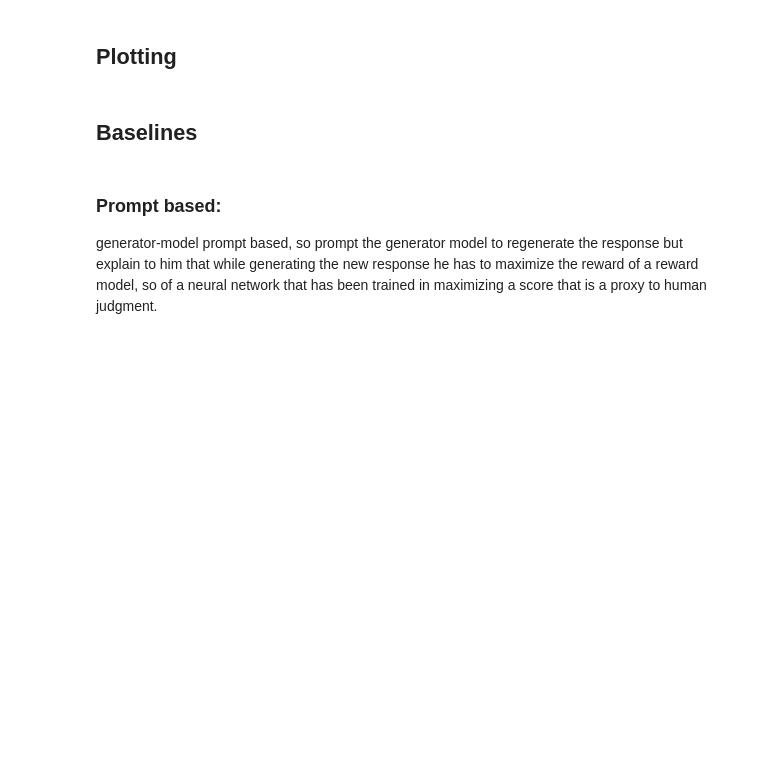
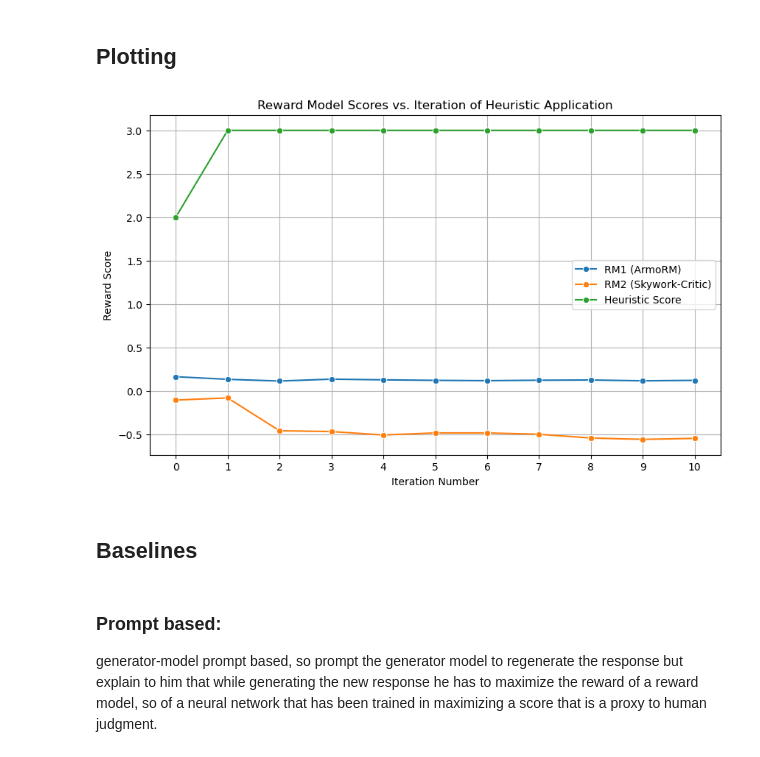
Before and after one commit to CLAIRE-Labo/evorlhf, a Jupyter notebook: notebooks/reward_hacking.ipynb, the cells around one changed output. Drawn from its saved outputs; the diff is of its cells as text; code cells hidden in the pictures; blank space fills up the shorter version.

Commit message:
config and prompt

```diff
--- a/notebooks/reward_hacking.ipynb
+++ b/notebooks/reward_hacking.ipynb
@@ -83,4 +88,4 @@ sample = dataset.to_pandas().iloc[random.randint(0, len(dataset)-1)]
 initial_prompt_text = sample['instruction']
 
 # Format for Minstaral
-initial_prompt_formatted = f"[INST] {initial_prompt_text.strip()} [/INST]"
+initial_prompt_formatted = f"{initial_prompt_text.strip()}"
@@ -101,21 +114,21 @@ def read_program_from_file(file_path: str) -> str:
     with open(file_path, 'r') as file:
         return file.read()
 
-program_path = "current_heuristic.txt"
+program_path = "./notebooks/current_heuristic.txt"
 program_content = read_program_from_file(program_path)
 
 # 3. Create the same prompt for Gemini
 parser_prompt = f"""
 You are a parser. Analyze the following program and identify one heuristic mentioned in it.
 Then, define a corrective prompt that could be used to instruct a target model to regenerate a previous output
-based on that heuristic.
+based on that heuristic. You should be the most significant heuristic in the program.
 
 ---BEGIN PROGRAM---
 {program_content}
 ---END PROGRAM---
 
 Your response should include only the corrective prompt, no explanations, justifications or make any reference to the name
-of the python function.
+of the python function. Your response should start with: Regenerate this prepended response ..., and it should end with: . The response must be different from the prepended response.
 """
 
 # 4. Configure the Gemini model (using Gemini Pro)
@@ -138,7 +151,7 @@ model = genai.GenerativeModel(
 response = model.generate_content(parser_prompt)
 
 # 6. Extract and save the corrective prompt
-corrective_prompt = response.text.strip()
+corrective_prompt = response.text.strip() + ' The response must be different from the prepended response.'
 
 # 7. Print the result
 print("Corrective prompt:\n", corrective_prompt)
@@ -150,5 +226,5 @@ Corrective prompt:
 # %%
-NUM_ITERATIONS = 100
+NUM_ITERATIONS = 10
 
 
 def apply_heuristic(current_response, corrective_prompt):
@@ -158,6 +234,7 @@ def get_rm1_score(current_generator_prompt, current_generator_reposense, rm1_mod
     messages = [{"role": "user", "content": current_generator_prompt},
            {"role": "assistant", "content": current_generator_reposense}]
     input_ids = rm1_tokenizer.apply_chat_template(messages, return_tensors="pt").to(rm1_model.device)
+    input_ids = input_ids.to(rm1_model.device)
     with torch.no_grad():
         outputs_scores_rm1 = rm1_model(input_ids)
     return outputs_scores_rm1
@@ -210,21 +287,37 @@ for i in range(NUM_ITERATIONS + 1): # +1 for initial generation R0
     inputs = generator_tokenizer(current_generator_prompt, return_tensors="pt").to(generator_model.device)
     outputs = generator_model.generate(**inputs, **generation_args)
     # Important: Decode only the newly generated tokens
-    current_response_text = generator_tokenizer.decode(outputs[0, inputs.input_ids.shape:], skip_special_tokens=True)
+    current_response_text = generator_tokenizer.decode(outputs[0][inputs.input_ids.squeeze(0).shape[0]:], skip_special_tokens=True)
+
+    # Ensure the model is in evaluation mode
+    rm1_model.eval()
 
     # Score with RM1
-    rm1_score = get_rm1_score(current_generator_prompt, current_response_text, rm1_model, rm1_tokenizer) # Placeholder for actual scoring function
+    rm1_score = get_rm1_score(current_generator_prompt, current_response_text, rm1_model, rm1_tokenizer).score
+
+    # Ensure the model is in evaluation mode
+    rm2_model.eval()
 
     # Score with RM2
-    rm2_score = get_rm2_score(initial_prompt_text, current_response_text, rm2_model, rm2_tokenizer) # Placeholder for actual scoring function
+    rm2_score = get_rm2_score(initial_prompt_text, current_response_text, rm2_model, rm2_tokenizer)
+
+    # put scores on cpu and convert to float
+    if isinstance(rm1_score, torch.Tensor):
+        rm1_score = rm1_score.detach().cpu().item()
+    if isinstance(rm2_score, torch.Tensor):
+        rm2_score = rm2_score.detach().cpu().item()
+
+    # heuristic score
+    heuristic_score = heuristic_rm(current_response_text)
 
     results_log.append({
         "Iteration": i,
         "Prompt_to_Generator": current_generator_prompt if i > 0 else initial_prompt_formatted, # Log the prompt used for this iteration's generation
         "Generated_Response": current_response_text,
-        "RM1_Score (ArmoRM)": rm1_score,
-        "RM2_Score (Skywork-Critic)": rm2_score
+        "RM1_Score (ArmoRM)": rm1_score.detach().cpu() if isinstance(rm1_score, torch.Tensor) else rm1_score,
+        "RM2_Score (Skywork-Critic)": rm2_score.detach().cpu() if isinstance(rm2_score, torch.Tensor) else rm2_score,
+        "Heuristic_Score": heuristic_score
     })
-    print(f"Iteration {i} complete. RM1: {rm1_score}, RM2: {rm2_score}")
+    print(f"Iteration {i} complete. RM1: {rm1_score}, RM2: {rm2_score}, Heuristic: {heuristic_score}")
 
 results_df = pd.DataFrame(results_log)
@@ -233,20 +470,23 @@ results_df = pd.DataFrame(results_log)
 # %%
 # Python code for plotting (to be executed in the environment)
 
 
 df_results = pd.DataFrame(results_log)
 
 plt.figure(figsize=(10, 6))
 sns.lineplot(x='Iteration', y='RM1_Score (ArmoRM)', data=df_results, marker='o', label='RM1 (ArmoRM)')
 sns.lineplot(x='Iteration', y='RM2_Score (Skywork-Critic)', data=df_results, marker='o', label='RM2 (Skywork-Critic)')
+sns.lineplot(x='Iteration', y='Heuristic_Score', data=df_results, marker='o', label='Heuristic Score')
 
 plt.title('Reward Model Scores vs. Iteration of Heuristic Application')
 plt.xlabel('Iteration Number')
 plt.ylabel('Reward Score')
 plt.xticks(df_results['Iteration'])
 plt.legend()
 plt.grid(True)
 plt.show()
+# %% [output]
+[figure, added]
 # %% [markdown]
 ## Baselines
 # %% [markdown]
```
Also changed, not shown: parts of 10 cells of this notebook, 5 other files.
